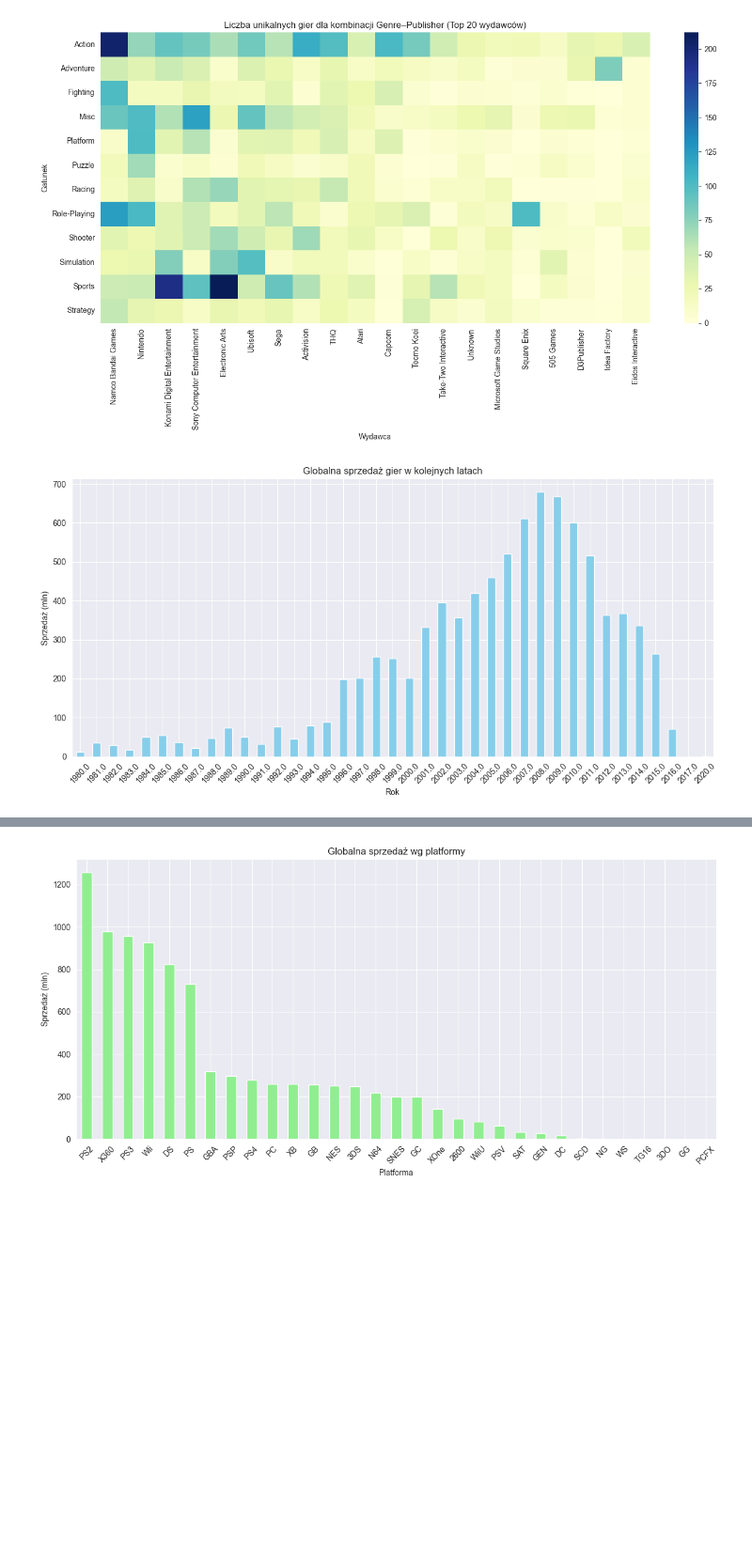
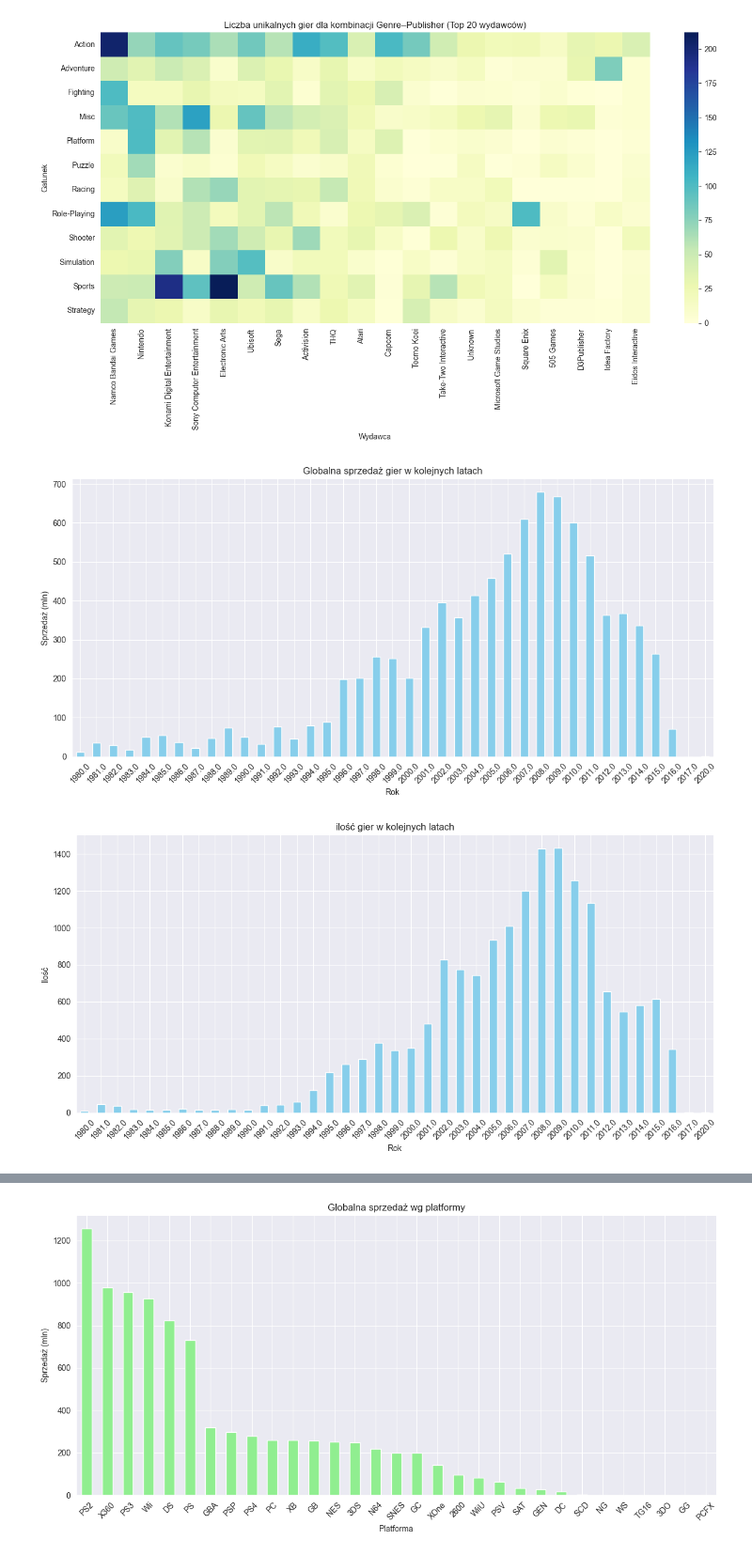
Before and after one commit to KotZPolibudy/PUT_SUS, a Jupyter notebook: zdataset-analiza/studium_przypadku.ipynb, the cells around one changed output, grey strips where cells are left out. Shown at 94% size. Saved outputs shown, nothing was run; the diff lists cells and outputs as text; code cells hidden in the pictures; blank space fills up the shorter version.

```diff
--- a/zdataset-analiza/studium_przypadku.ipynb
+++ b/zdataset-analiza/studium_przypadku.ipynb
@@ -157,18 +157,30 @@ plt.show()
 # %%
 sales_by_year = df.groupby('Year')['Global_Sales'].sum().dropna()
 
 plt.figure(figsize=(12, 6))
 sales_by_year.plot(kind='bar', color='skyblue')
 plt.title("Globalna sprzedaż gier w kolejnych latach")
 plt.ylabel("Sprzedaż (mln)")
 plt.xlabel("Rok")
 plt.xticks(rotation=45)
 plt.tight_layout()
 plt.show()
 
+# Chodzi o porównanie ILE mam danych. - spadek wynika raczej z ich braku, a nie tego że przestano produkować gry ;)
+count_by_year = df.groupby('Year')['Global_Sales'].count().dropna()
+plt.figure(figsize=(12, 6))
+count_by_year.plot(kind='bar', color='skyblue')
+plt.title("ilość gier w kolejnych latach")
+plt.ylabel("Ilość")
+plt.xlabel("Rok")
+plt.xticks(rotation=45)
+plt.tight_layout()
+plt.show()
+
 # TODO - porównać z większym zbiorem (czy sprzedaż spada? bo chyba nie, bo covid happend)
 # %% [output]
 [figure]
+[figure, added]
 # %%
 sales_by_publisher = df.groupby('Publisher')['Global_Sales'].sum().sort_values(ascending=False).head(20)
 plt.figure(figsize=(12, 6))
```
Also changed, not shown: parts of 11 cells of this notebook.
